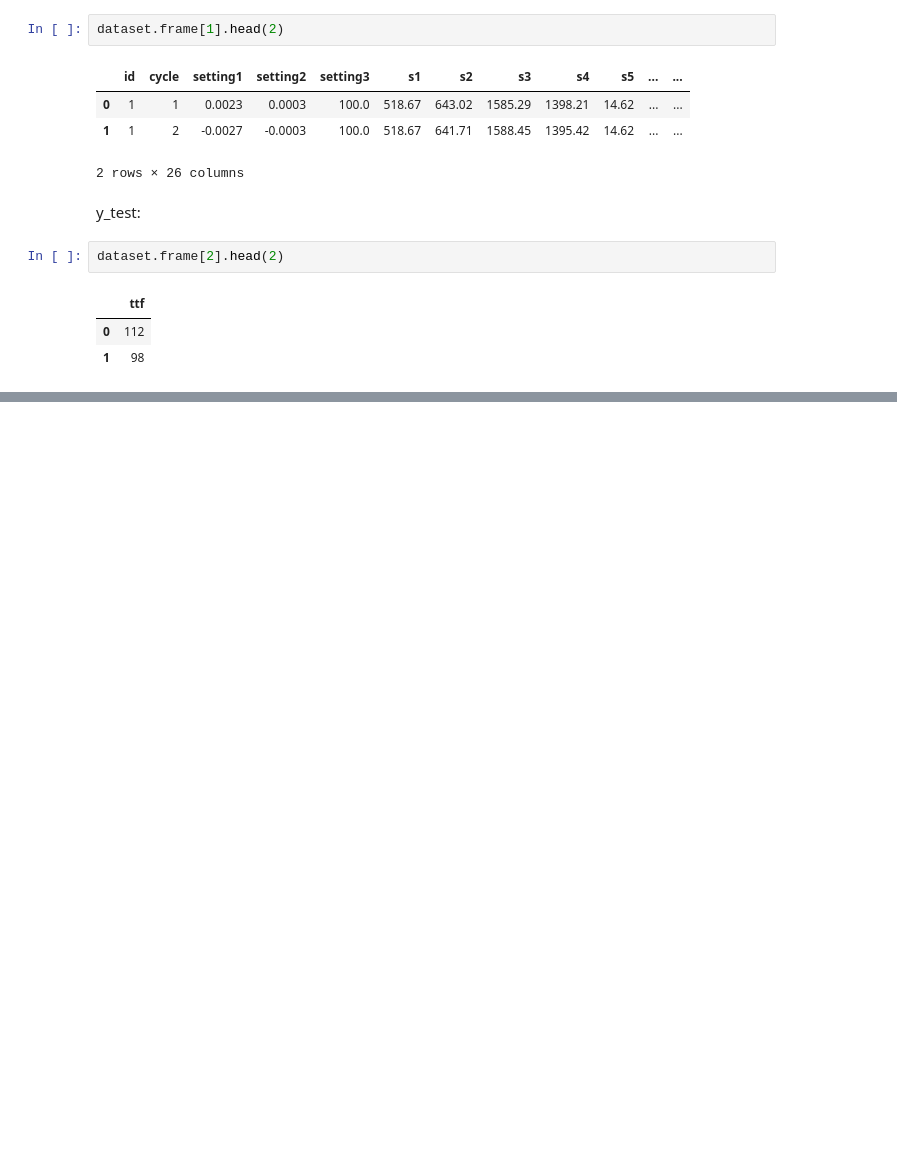
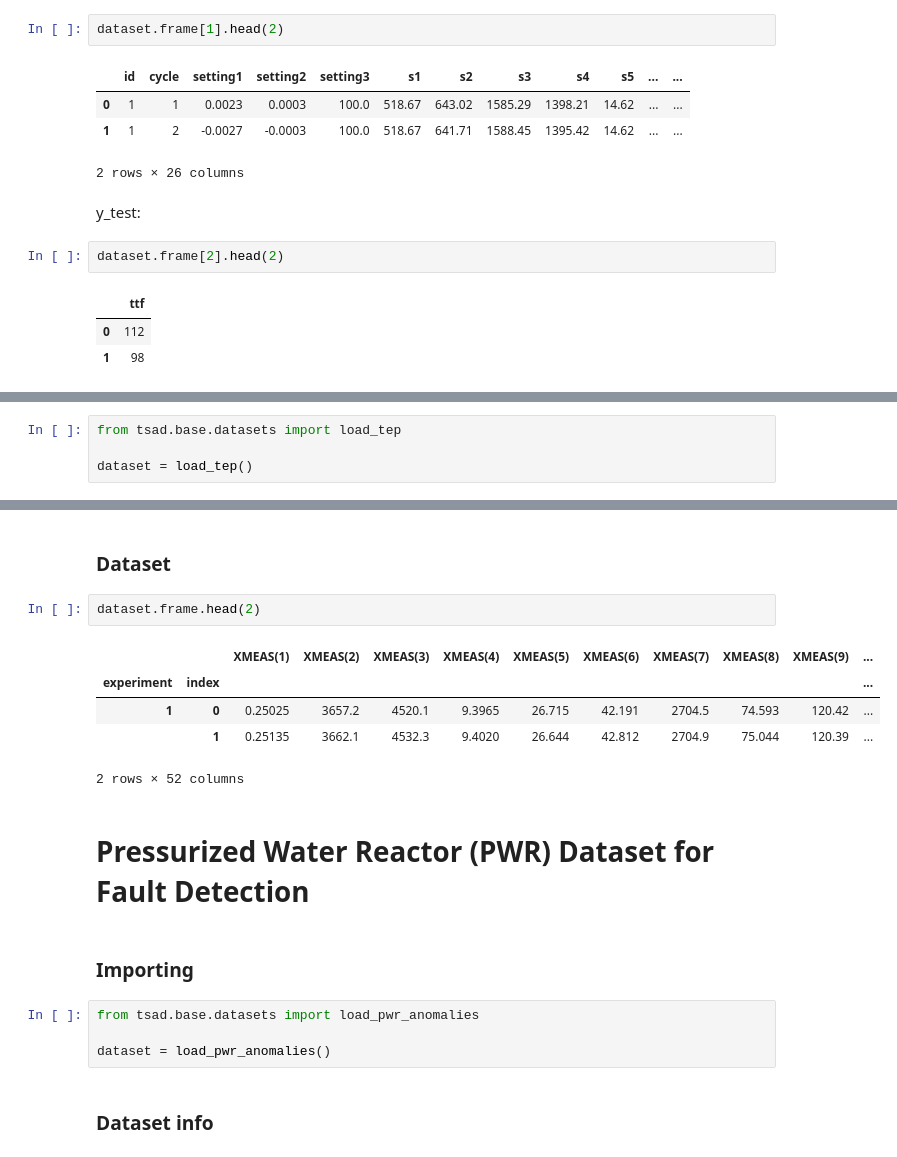
Before and after one commit to waico/tsad, a Jupyter notebook: Tutorials/datasets-importing.ipynb, the cells around one changed output, grey strips where cells are left out. Saved outputs shown, nothing was run; the diff lists cells and outputs as text; blank space fills up the shorter version.

Commit message:
Few datasets adding and list of available watching opportunity

```diff
--- a/Tutorials/datasets-importing.ipynb
+++ b/Tutorials/datasets-importing.ipynb
@@ -177,0 +201,4 @@ dataset.frame[2].head(2)
+# %%
+from tsad.base.datasets import load_tep
+
+dataset = load_tep()
@@ -177,0 +223,20 @@ dataset.frame[2].head(2)
+# %% [markdown]
+### Dataset
+# %%
+dataset.frame.head(2)
+# %% [output]
+|  |  | XMEAS(1) | XMEAS(2) | XMEAS(3) | XMEAS(4) | XMEAS(5) | XMEAS(6) | XMEAS(7) | XMEAS(8) | XMEAS(9) | ... |
+| experiment | index |  |  |  |  |  |  |  |  |  | ... |
+| 1 | 0 | 0.25025 | 3657.2 | 4520.1 | 9.3965 | 26.715 | 42.191 | 2704.5 | 74.593 | 120.42 | ... |
+|  | 1 | 0.25135 | 3662.1 | 4532.3 | 9.4020 | 26.644 | 42.812 | 2704.9 | 75.044 | 120.39 | ... |
+2 rows × 52 columns
+# %% [markdown]
+# Pressurized Water Reactor (PWR) Dataset for Fault Detection
+# %% [markdown]
+### Importing
+# %%
+from tsad.base.datasets import load_pwr_anomalies
+
+dataset = load_pwr_anomalies()
+# %% [markdown]
+### Dataset info
```
Also changed, not shown: parts of 35 cells of this notebook, 1 other file.
